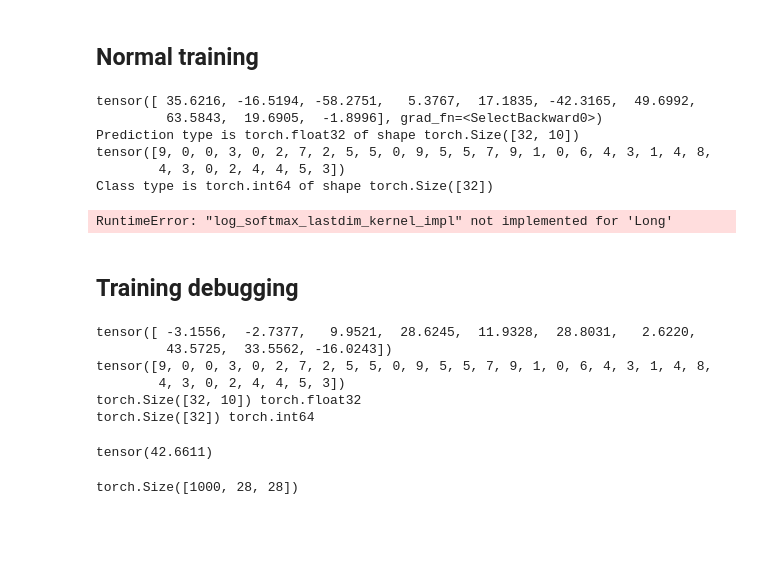
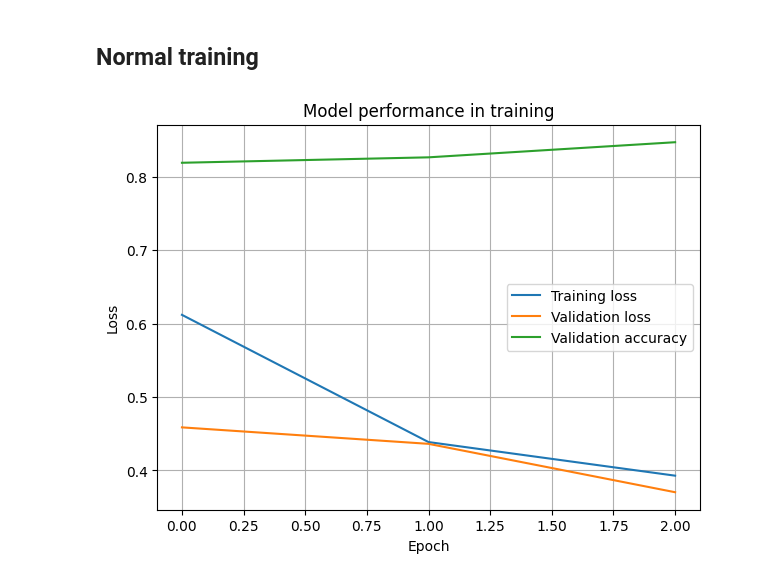
Before and after one commit to lordPachy/acsai, a Jupyter notebook: Deep Learning/Class/Exercises/mlp_fromscratch/mlp_scratch_ex.ipynb, the cells around one changed output. Cells and saved outputs as stored; diff of their text form; code cells hidden in the pictures; blank space fills up the shorter version.

```diff
--- a/Deep Learning/Class/Exercises/mlp_fromscratch/mlp_scratch_ex.ipynb
+++ b/Deep Learning/Class/Exercises/mlp_fromscratch/mlp_scratch_ex.ipynb
@@ -12,0 +14,6 @@ set_seed = torch.manual_seed(0)
+# %%
+set_seed = torch.manual_seed(0)
+device = torch.device("cuda" if torch.cuda.is_available() else "cpu")
+workers = 4
+
+device
@@ -13,5 +22,11 @@ set_seed = torch.manual_seed(0)
 # %% [markdown]
 # Data generator
 # %%
-fmnist = torchvision.datasets.FashionMNIST(root = "/home/pachy/Desktop/ACSAI/acsai/Deep Learning/Class/Exercises/mlp_fromscratch/FashionMNIST",
-                                           download = True)
+train_set = torchvision.datasets.FashionMNIST(root = "/home/pachy/Desktop/ACSAI/acsai/Deep Learning/Class/Exercises/mlp_fromscratch/FashionMNIST",
+                                                  download = True,
+                                                  train=True,
+                                                  transform=torchvision.transforms.ToTensor())
+test_set = torchvision.datasets.FashionMNIST(root = "/home/pachy/Desktop/ACSAI/acsai/Deep Learning/Class/Exercises/mlp_fromscratch/FashionMNIST",
+                                                  download = True,
+                                                  train=False,
+                                                  transform=torchvision.transforms.ToTensor())
@@ -22,10 +33,16 @@ torch.Size([60000, 28, 28])
+# %%
+train_set, val_set = torch.utils.data.random_split(train_set, [0.7, 0.3])
+
+train_loader = torch.utils.data.DataLoader(train_set, batch_size=32, shuffle=True, num_workers=workers)
+val_loader = torch.utils.data.DataLoader(val_set, batch_size=32, shuffle=True, num_workers=workers)
+test_loader = torch.utils.data.DataLoader(test_set, batch_size=32, shuffle=True, num_workers=workers)
 # %% [markdown]
 # Model
 # %%
 class MLP(torch.nn.Module):
     def __init__(self, num_inputs, num_outputs, num_hidden_units, num_hidden_layers = 1):
         super().__init__()
-        hiddens = [(torch.nn.Linear(num_hidden_units, num_hidden_units), torch.nn.ReLU()) for x in range(num_hidden_layers - 1)]
+        hiddens = [f for x in range(num_hidden_layers - 1) for f in (torch.nn.Linear(num_hidden_units, num_hidden_units), torch.nn.ReLU())]
         self.model = torch.nn.Sequential(torch.nn.Flatten(),
                                         torch.nn.Linear(in_features=num_inputs,
                                                          out_features=num_hidden_units),
@@ -35,7 +52,6 @@ class MLP(torch.nn.Module):
                                                         out_features=num_outputs))
 
     def forward(self, x):
-        x = x.to(torch.float32)
         return self.model(x)
 # %% [markdown]
 # Trainer
@@ -118,51 +171,17 @@ class Trainer:
 # %% [markdown]
 ## Normal training
 # %%
-# We first need to create the dataset
-training_set = fmnist.data[:1000]
-training_labels = fmnist.targets[:1000]
-val_set = fmnist.data[-1000:]
-val_labels = fmnist.targets[-1000:]
+# Note how model AND ACCURACY need both to be on GPU
 
 model = MLP(num_inputs=28*28,
             num_hidden_units=256,
             num_hidden_layers=1,
-            num_outputs=10)
-optimizer = torch.optim.SGD(params=model.parameters(), lr=0.1)
-loss = torch.nn.functional.cross_entropy
-trainer = Trainer(model, loss, optimizer, epochs=10)
+            num_outputs=10).to(device)
+optimizer = torch.optim.SGD(params=model.parameters(), lr=0.3)
+loss = torch.nn.CrossEntropyLoss()
+accuracy = torchmetrics.classification.MulticlassAccuracy(num_classes=10).to(device)
+trainer = Trainer(model, loss, optimizer, accuracy, epochs=3)
 
-trainer.fit_model(training_set, training_labels, val_set, val_labels)
+trainer.fit_model(train_loader, val_loader)
 # %% [output]
-tensor([ 35.6216, -16.5194, -58.2751,   5.3767,  17.1835, -42.3165,  49.6992,
-         63.5843,  19.6905,  -1.8996], grad_fn=<SelectBackward0>)
-Prediction type is torch.float32 of shape torch.Size([32, 10])
-tensor([9, 0, 0, 3, 0, 2, 7, 2, 5, 5, 0, 9, 5, 5, 7, 9, 1, 0, 6, 4, 3, 1, 4, 8,
-        4, 3, 0, 2, 4, 4, 5, 3])
-Class type is torch.int64 of shape torch.Size([32])
-RuntimeError: "log_softmax_lastdim_kernel_impl" not implemented for 'Long'
+[figure, added]
-# %% [markdown]
-## Training debugging
-# %%
-a = 100*(torch.rand(size=(32, 10))-0.5*torch.ones(size=(32, 10))).to(torch.float32)
-print(a[0])
-lab_a = training_labels[:32]
-print(lab_a)
-
-print(a.shape, a.dtype)
-print(lab_a.shape, lab_a.dtype)
-
-debug_loss = torch.nn.CrossEntropyLoss()
-debug_loss(a, lab_a)
-# %% [output]
-tensor([ -3.1556,  -2.7377,   9.9521,  28.6245,  11.9328,  28.8031,   2.6220,
-         43.5725,  33.5562, -16.0243])
-tensor([9, 0, 0, 3, 0, 2, 7, 2, 5, 5, 0, 9, 5, 5, 7, 9, 1, 0, 6, 4, 3, 1, 4, 8,
-        4, 3, 0, 2, 4, 4, 5, 3])
-torch.Size([32, 10]) torch.float32
-torch.Size([32]) torch.int64
-tensor(42.6611)
-# %%
-training_set.to(torch.float64).shape
-# %% [output]
-torch.Size([1000, 28, 28])
```
Also changed, not shown: parts of 15 cells of this notebook, 3 other files.
